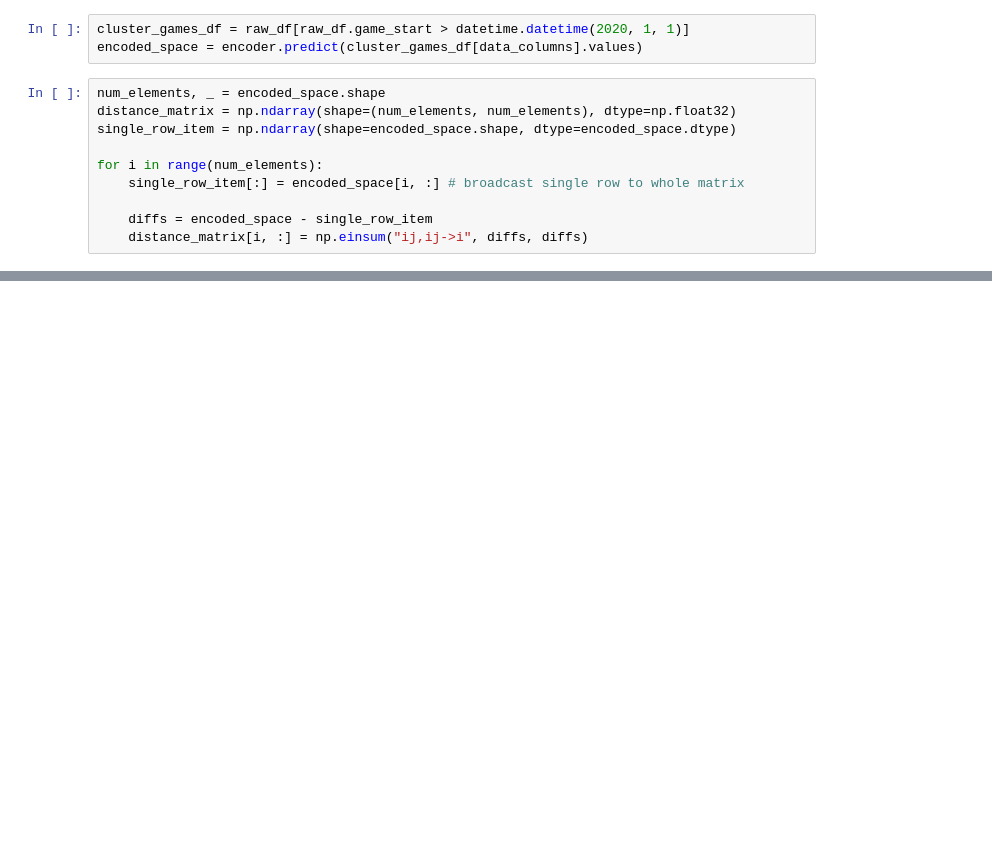
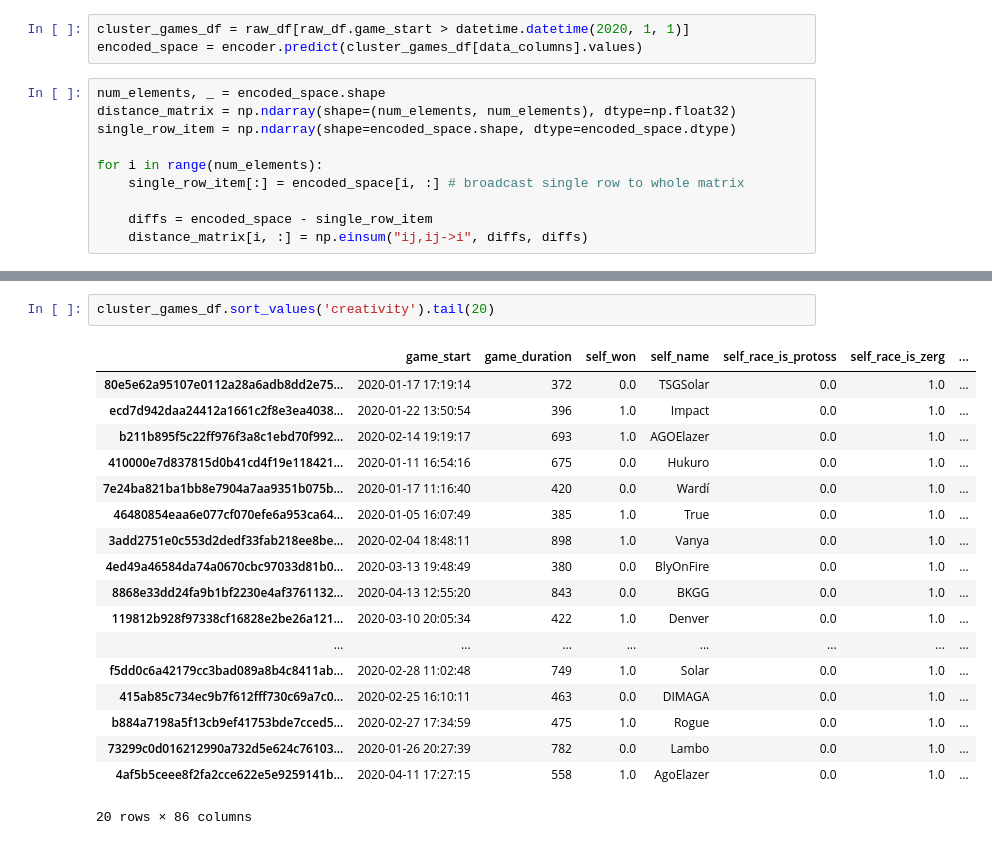
Before and after one commit to axiak/sc2creativity, a Jupyter notebook: notebooks/Autoencoder - density.ipynb, the cells around one changed output, grey strips where cells are left out. Drawn from its saved outputs; the diff is of its cells as text; blank space fills up the shorter version.

```diff
--- a/notebooks/Autoencoder - density.ipynb
+++ b/notebooks/Autoencoder - density.ipynb
@@ -141,0 +207,21 @@ cluster_games_df['creativity'] = np.apply_along_axis(creativity_score, 1, distan
+# %%
+cluster_games_df.sort_values('creativity').tail(20)
+# %% [output]
+|  | game_start | game_duration | self_won | self_name | self_race_is_protoss | self_race_is_zerg | ... |
+| 80e5e62a95107e0112a28a6adb8dd2e75... | 2020-01-17 17:19:14 | 372 | 0.0 | TSGSolar | 0.0 | 1.0 | ... |
+| ecd7d942daa24412a1661c2f8e3ea4038... | 2020-01-22 13:50:54 | 396 | 1.0 | Impact | 0.0 | 1.0 | ... |
+| b211b895f5c22ff976f3a8c1ebd70f992... | 2020-02-14 19:19:17 | 693 | 1.0 | AGOElazer | 0.0 | 1.0 | ... |
+| 410000e7d837815d0b41cd4f19e118421... | 2020-01-11 16:54:16 | 675 | 0.0 | Hukuro | 0.0 | 1.0 | ... |
+| 7e24ba821ba1bb8e7904a7aa9351b075b... | 2020-01-17 11:16:40 | 420 | 0.0 | Wardí | 0.0 | 1.0 | ... |
+| 46480854eaa6e077cf070efe6a953ca64... | 2020-01-05 16:07:49 | 385 | 1.0 | True | 0.0 | 1.0 | ... |
+| 3add2751e0c553d2dedf33fab218ee8be... | 2020-02-04 18:48:11 | 898 | 1.0 | Vanya | 0.0 | 1.0 | ... |
+| 4ed49a46584da74a0670cbc97033d81b0... | 2020-03-13 19:48:49 | 380 | 0.0 | BlyOnFire | 0.0 | 1.0 | ... |
+| 8868e33dd24fa9b1bf2230e4af3761132... | 2020-04-13 12:55:20 | 843 | 0.0 | BKGG | 0.0 | 1.0 | ... |
+| 119812b928f97338cf16828e2be26a121... | 2020-03-10 20:05:34 | 422 | 1.0 | Denver | 0.0 | 1.0 | ... |
+| ... | ... | ... | ... | ... | ... | ... | ... |
+| f5dd0c6a42179cc3bad089a8b4c8411ab... | 2020-02-28 11:02:48 | 749 | 1.0 | Solar | 0.0 | 1.0 | ... |
+| 415ab85c734ec9b7f612fff730c69a7c0... | 2020-02-25 16:10:11 | 463 | 0.0 | DIMAGA | 0.0 | 1.0 | ... |
+| b884a7198a5f13cb9ef41753bde7cced5... | 2020-02-27 17:34:59 | 475 | 1.0 | Rogue | 0.0 | 1.0 | ... |
+| 73299c0d016212990a732d5e624c76103... | 2020-01-26 20:27:39 | 782 | 0.0 | Lambo | 0.0 | 1.0 | ... |
+| 4af5b5ceee8f2fa2cce622e5e9259141b... | 2020-04-11 17:27:15 | 558 | 1.0 | AgoElazer | 0.0 | 1.0 | ... |
+20 rows × 86 columns
```
Also changed, not shown: parts of 10 cells of this notebook, 2 other files.
